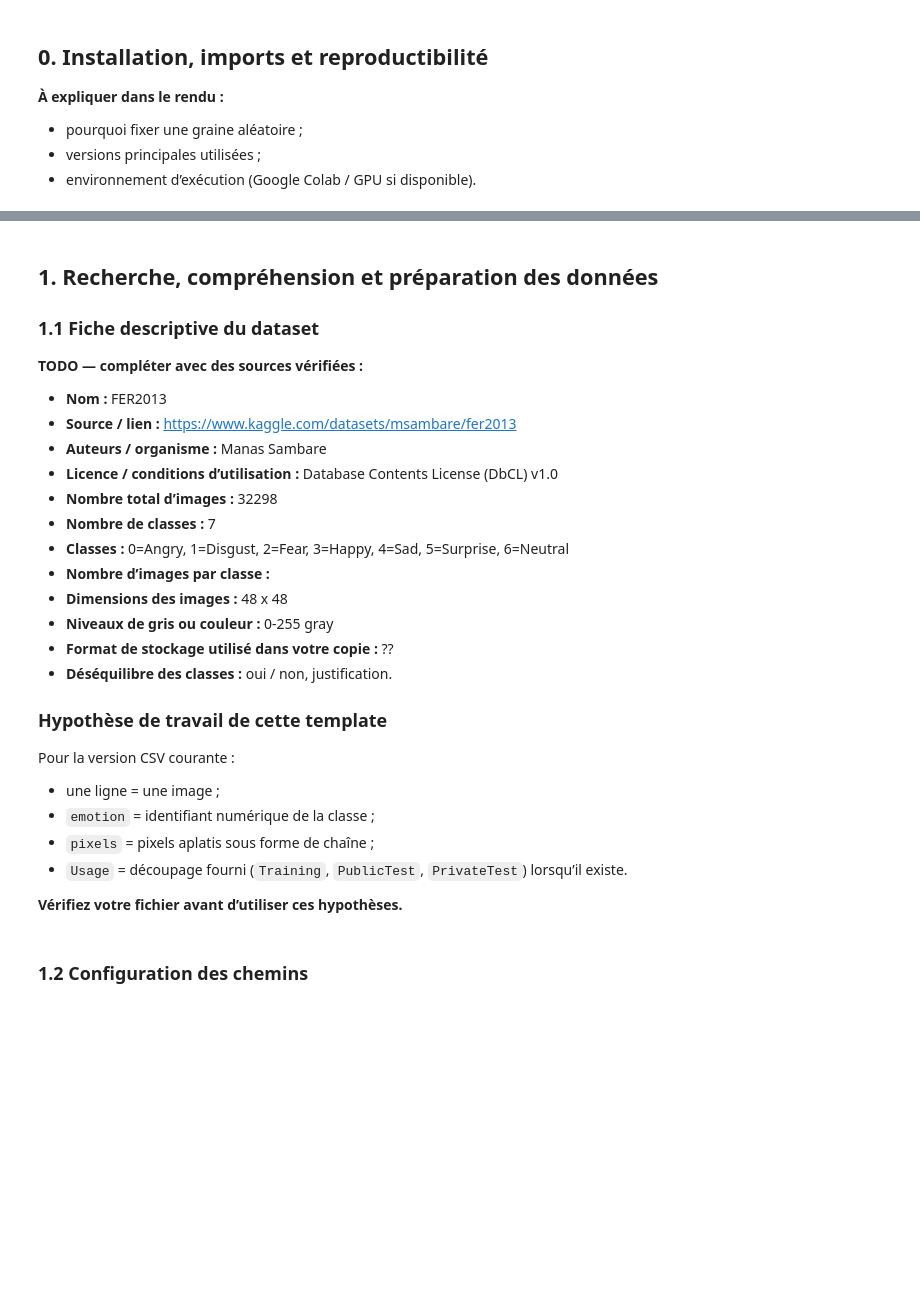
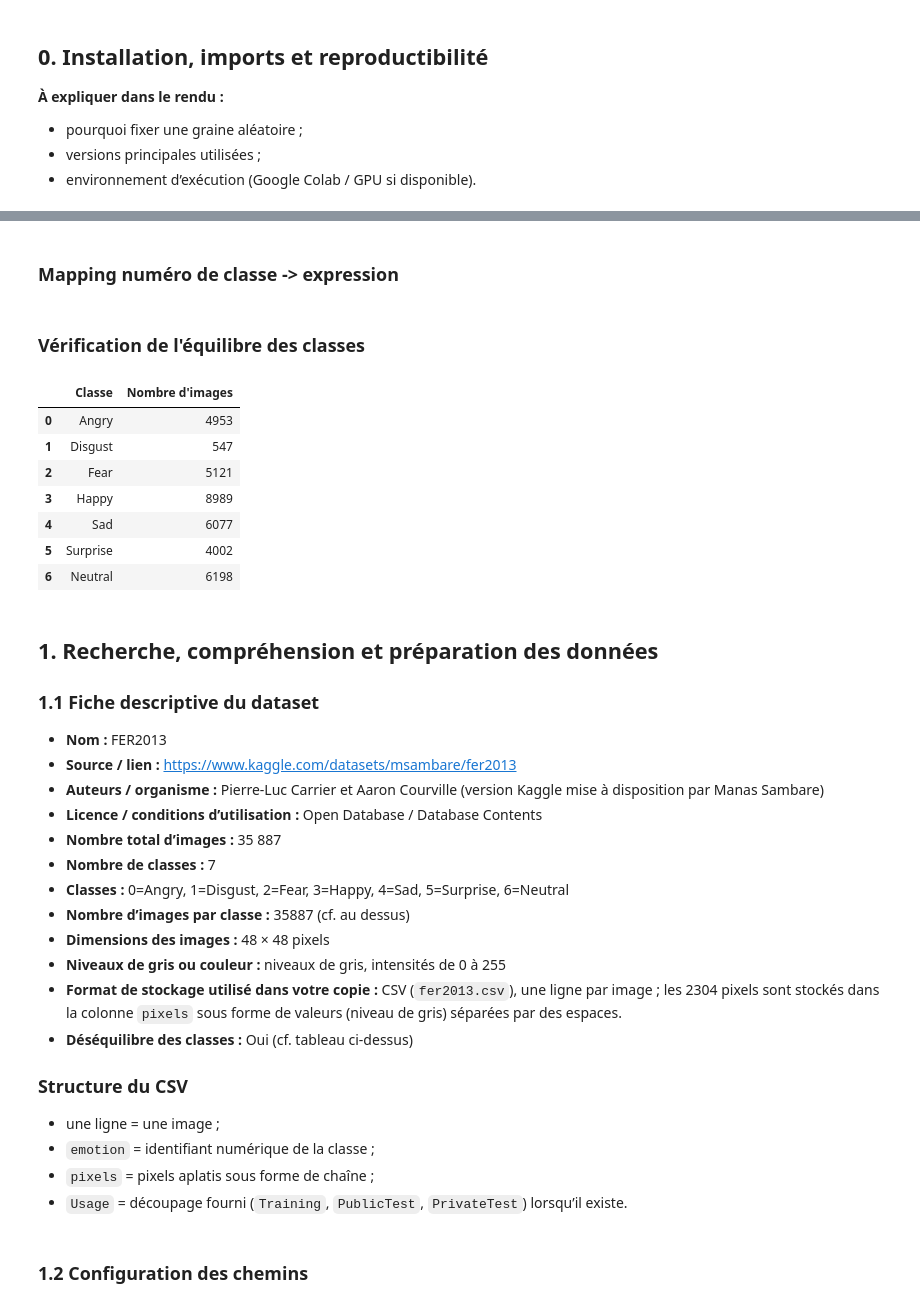
Before and after one commit to EmineOA/ProjetIntroDL, a Jupyter notebook: FER2013_Projet_DL_template_v2.ipynb, the cells around one changed output, grey strips where cells are left out. Cells and saved outputs as stored; diff of their text form; code cells hidden in the pictures; blank space fills up the shorter version.

```diff
--- a/FER2013_Projet_DL_template_v2.ipynb
+++ b/FER2013_Projet_DL_template_v2.ipynb
@@ -113,32 +265,63 @@ print("GPU(s) :", tf.config.list_physical_devices("GPU"))
+# %% [markdown]
+### Mapping numéro de classe -> expression
+# %%
+CLASS_NAMES = {
+    0: "Angry",
+    1: "Disgust",
+    2: "Fear",
+    3: "Happy",
+    4: "Sad",
+    5: "Surprise",
+    6: "Neutral"
+}
+# %% [markdown]
+### Vérification de l'équilibre des classes
+# %%
+class_counts = df["emotion"].value_counts().sort_index()
+
+table_classes = pd.DataFrame({
+    "Classe": [CLASS_NAMES[i] for i in class_counts.index],
+    "Nombre d'images": class_counts.values
+})
+
+table_classes
+# %% [output]
+|  | Classe | Nombre d'images |
+| 0 | Angry | 4953 |
+| 1 | Disgust | 547 |
+| 2 | Fear | 5121 |
+| 3 | Happy | 8989 |
+| 4 | Sad | 6077 |
+| 5 | Surprise | 4002 |
+| 6 | Neutral | 6198 |
 # %% [markdown]
 ## 1. Recherche, compréhension et préparation des données
 
 ### 1.1 Fiche descriptive du dataset
 
-**TODO — compléter avec des sources vérifiées :**
-
 - **Nom :** FER2013
 - **Source / lien :** https://www.kaggle.com/datasets/msambare/fer2013
-- **Auteurs / organisme :** Manas Sambare
-- **Licence / conditions d’utilisation :** Database Contents License (DbCL) v1.0
-- **Nombre total d’images :** 32298
+- **Auteurs / organisme :** Pierre-Luc Carrier et Aaron Courville
+  (version Kaggle mise à disposition par Manas Sambare)
+- **Licence / conditions d’utilisation :** Open Database / Database Contents
+- **Nombre total d’images :** 35 887
 - **Nombre de classes :** 7
-- **Classes :** 0=Angry, 1=Disgust, 2=Fear, 3=Happy, 4=Sad, 5=Surprise, 6=Neutral
-- **Nombre d’images par classe :**
-- **Dimensions des images :** 48 x 48
-- **Niveaux de gris ou couleur :** 0-255 gray
-- **Format de stockage utilisé dans votre copie :** ??
-- **Déséquilibre des classes :** oui / non, justification.
+- **Classes :** 0=Angry, 1=Disgust, 2=Fear, 3=Happy,
+  4=Sad, 5=Surprise, 6=Neutral
+- **Nombre d’images par classe :** 35887 (cf. au dessus)
+- **Dimensions des images :** 48 × 48 pixels
+- **Niveaux de gris ou couleur :** niveaux de gris, intensités de 0 à 255
+- **Format de stockage utilisé dans votre copie :** CSV (`fer2013.csv`),
+  une ligne par image ; les 2304 pixels sont stockés dans la colonne
+  `pixels` sous forme de valeurs (niveau de gris) séparées par des espaces.
+- **Déséquilibre des classes :** Oui (cf. tableau ci-dessus)
 
-### Hypothèse de travail de cette template
+### Structure du CSV
 
-Pour la version CSV courante :
 - une ligne = une image ;
 - `emotion` = identifiant numérique de la classe ;
 - `pixels` = pixels aplatis sous forme de chaîne ;
 - `Usage` = découpage fourni (`Training`, `PublicTest`, `PrivateTest`) lorsqu’il existe.
-
-**Vérifiez votre fichier avant d’utiliser ces hypothèses.**
 # %% [markdown]
 ### 1.2 Configuration des chemins
 # %%
```
Also changed, not shown: parts of 15 cells of this notebook.
